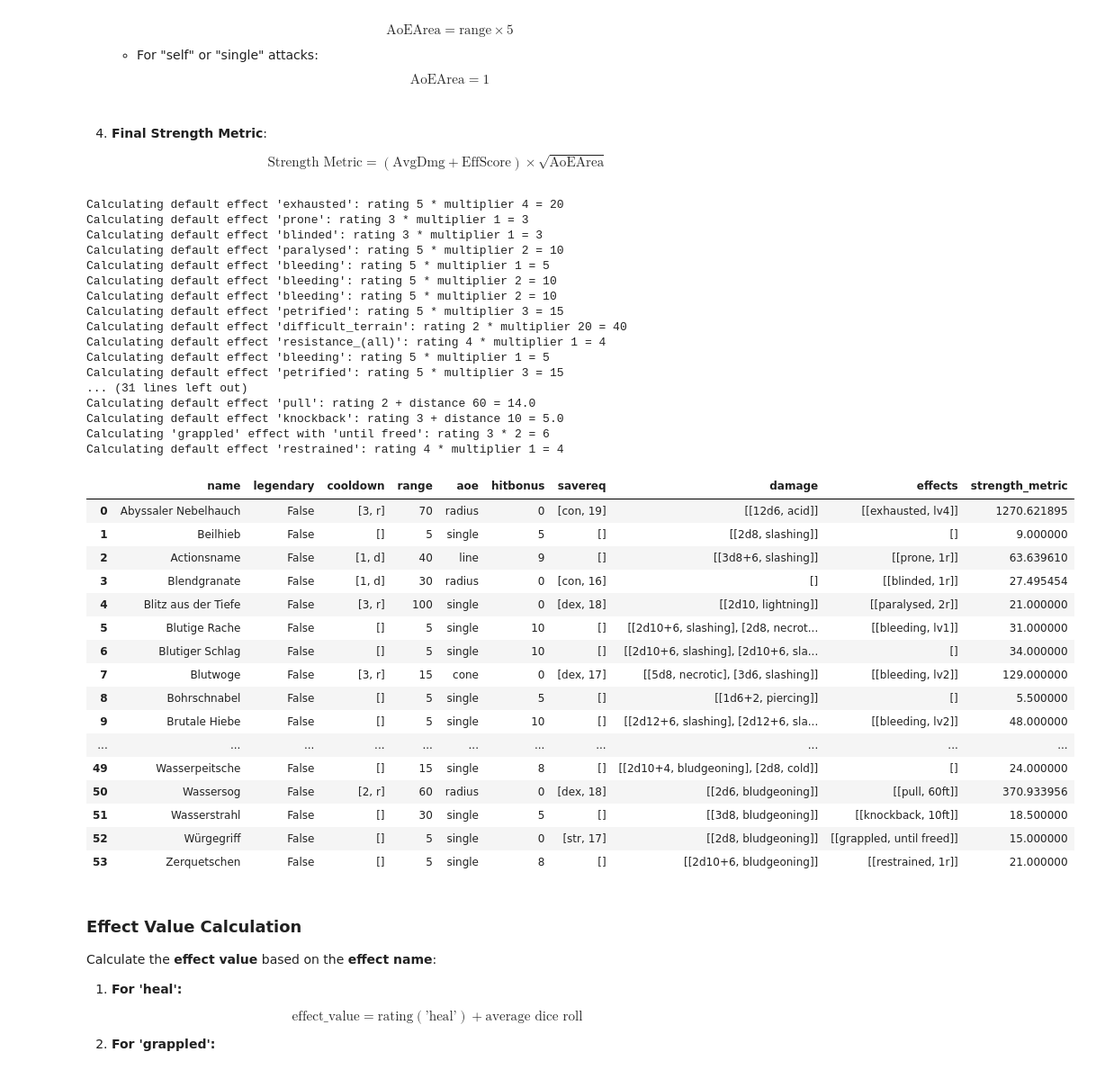
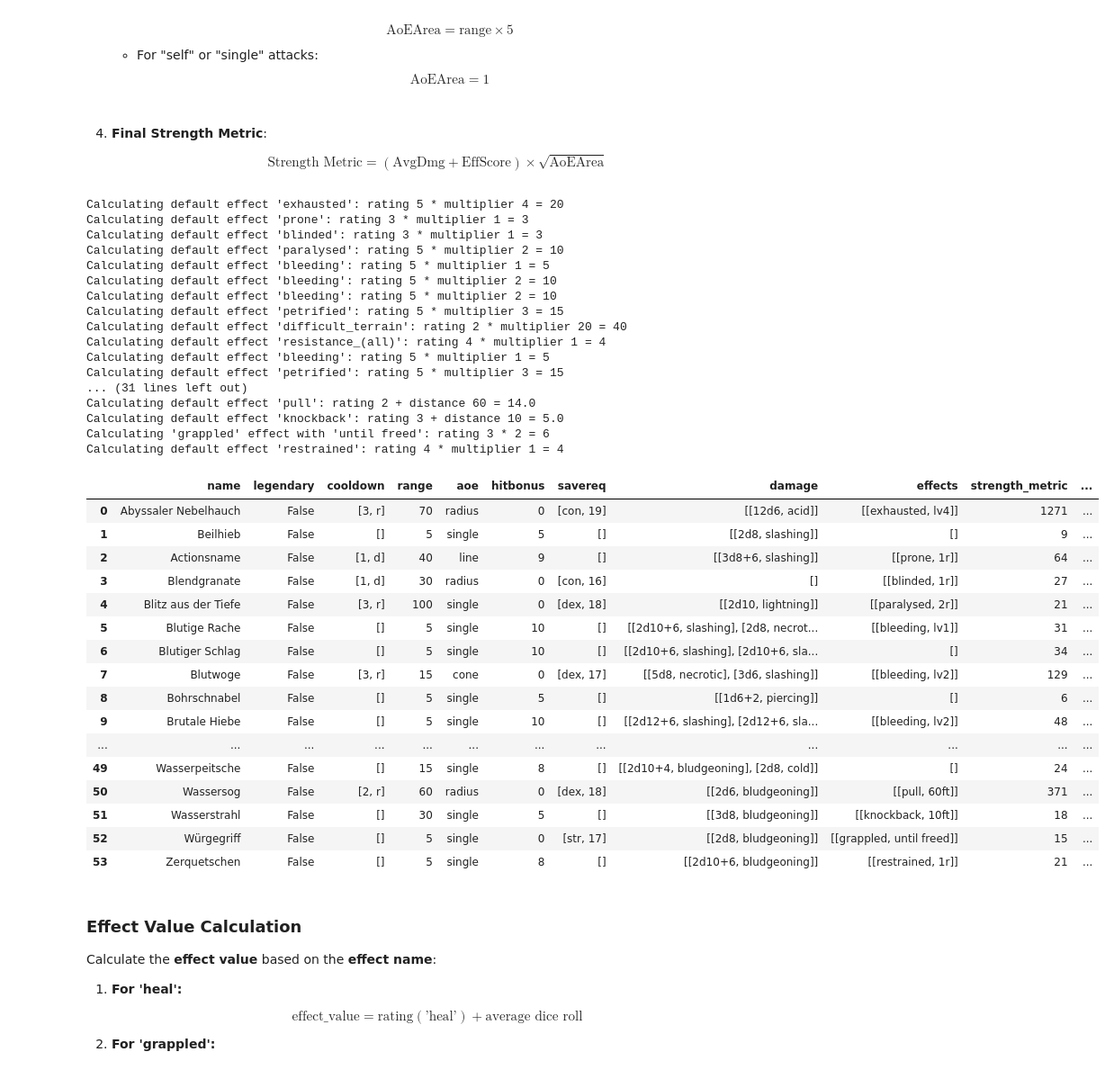
Before and after one commit to Zetsuboushii/vastlands-exploration, a Jupyter notebook: testing.ipynb, the cells around one changed output. Shown at 90% size. Cells and saved outputs as stored; diff of their text form; code cells hidden in the pictures.

```diff
--- a/testing.ipynb
+++ b/testing.ipynb
@@ -210,53 +210,58 @@ def calculate_cooldown_penalty(cooldown):
 # Step 2.5: Calculate a final metric based on all factors
 def calculate_strength_metric(row):
     damages = row['damage']
     min_dmg, max_dmg, avg_dmg, std_dmg = combined_damage_statistics(damages)
     damage_score = avg_dmg
     effect_score = calculate_effect_score(row['effects'])
     cooldown_penalty = calculate_cooldown_penalty(row['cooldown'])
     aoe_area = calculate_aoe_area(row['aoe'], row['range'])
     # TODO Adjust the penalty for cooldowns as needed for now it is unused
-    strength_metric = (damage_score + effect_score) * (aoe_area ** 0.5)
-    return strength_metric
+    strength_metric = round((damage_score + effect_score) * (aoe_area ** 0.5))
+    return strength_metric, max_dmg, avg_dmg
 
 
-action_df['strength_metric'] = action_df.apply(calculate_strength_metric, axis=1)
+output_series = action_df.apply(calculate_strength_metric, axis=1)
+strength_metrics, max_damages, avg_damages = zip(*output_series)
+action_df['strength_metric'] = strength_metrics
+action_df['max_dmg'] = max_damages
+action_df['avg_dmg'] = avg_damages
+
 action_df
 # %% [output]
 Calculating default effect 'exhausted': rating 5 * multiplier 4 = 20
 Calculating default effect 'prone': rating 3 * multiplier 1 = 3
 Calculating default effect 'blinded': rating 3 * multiplier 1 = 3
 Calculating default effect 'paralysed': rating 5 * multiplier 2 = 10
 Calculating default effect 'bleeding': rating 5 * multiplier 1 = 5
 Calculating default effect 'bleeding': rating 5 * multiplier 2 = 10
 Calculating default effect 'bleeding': rating 5 * multiplier 2 = 10
 Calculating default effect 'petrified': rating 5 * multiplier 3 = 15
 Calculating default effect 'difficult_terrain': rating 2 * multiplier 20 = 40
 Calculating default effect 'resistance_(all)': rating 4 * multiplier 1 = 4
 Calculating default effect 'bleeding': rating 5 * multiplier 1 = 5
 Calculating default effect 'petrified': rating 5 * multiplier 3 = 15
 ... (31 lines left out)
 Calculating default effect 'pull': rating 2 + distance 60 = 14.0
 Calculating default effect 'knockback': rating 3 + distance 10 = 5.0
 Calculating 'grappled' effect with 'until freed': rating 3 * 2 = 6
 Calculating default effect 'restrained': rating 4 * multiplier 1 = 4
-|  | name | legendary | cooldown | range | aoe | hitbonus | savereq | damage | effects | strength_metric |
-| 0 | Abyssaler Nebelhauch | False | [3, r] | 70 | radius | 0 | [con, 19] | [[12d6, acid]] | [[exhausted, lv4]] | 1270.621895 |
-| 1 | Beilhieb | False | [] | 5 | single | 5 | [] | [[2d8, slashing]] | [] | 9.000000 |
-| 2 | Actionsname | False | [1, d] | 40 | line | 9 | [] | [[3d8+6, slashing]] | [[prone, 1r]] | 63.639610 |
-| 3 | Blendgranate | False | [1, d] | 30 | radius | 0 | [con, 16] | [] | [[blinded, 1r]] | 27.495454 |
-| 4 | Blitz aus der Tiefe | False | [3, r] | 100 | single | 0 | [dex, 18] | [[2d10, lightning]] | [[paralysed, 2r]] | 21.000000 |
-| 5 | Blutige Rache | False | [] | 5 | single | 10 | [] | [[2d10+6, slashing], [2d8, necrot... | [[bleeding, lv1]] | 31.000000 |
-| 6 | Blutiger Schlag | False | [] | 5 | single | 10 | [] | [[2d10+6, slashing], [2d10+6, sla... | [] | 34.000000 |
-| 7 | Blutwoge | False | [3, r] | 15 | cone | 0 | [dex, 17] | [[5d8, necrotic], [3d6, slashing]] | [[bleeding, lv2]] | 129.000000 |
-| 8 | Bohrschnabel | False | [] | 5 | single | 5 | [] | [[1d6+2, piercing]] | [] | 5.500000 |
-| 9 | Brutale Hiebe | False | [] | 5 | single | 10 | [] | [[2d12+6, slashing], [2d12+6, sla... | [[bleeding, lv2]] | 48.000000 |
-| ... | ... | ... | ... | ... | ... | ... | ... | ... | ... | ... |
-| 49 | Wasserpeitsche | False | [] | 15 | single | 8 | [] | [[2d10+4, bludgeoning], [2d8, cold]] | [] | 24.000000 |
-| 50 | Wassersog | False | [2, r] | 60 | radius | 0 | [dex, 18] | [[2d6, bludgeoning]] | [[pull, 60ft]] | 370.933956 |
-| 51 | Wasserstrahl | False | [] | 30 | single | 5 | [] | [[3d8, bludgeoning]] | [[knockback, 10ft]] | 18.500000 |
-| 52 | Würgegriff | False | [] | 5 | single | 0 | [str, 17] | [[2d8, bludgeoning]] | [[grappled, until freed]] | 15.000000 |
-| 53 | Zerquetschen | False | [] | 5 | single | 8 | [] | [[2d10+6, bludgeoning]] | [[restrained, 1r]] | 21.000000 |
+|  | name | legendary | cooldown | range | aoe | hitbonus | savereq | damage | effects | strength_metric | ... |
+| 0 | Abyssaler Nebelhauch | False | [3, r] | 70 | radius | 0 | [con, 19] | [[12d6, acid]] | [[exhausted, lv4]] | 1271 | ... |
+| 1 | Beilhieb | False | [] | 5 | single | 5 | [] | [[2d8, slashing]] | [] | 9 | ... |
+| 2 | Actionsname | False | [1, d] | 40 | line | 9 | [] | [[3d8+6, slashing]] | [[prone, 1r]] | 64 | ... |
+| 3 | Blendgranate | False | [1, d] | 30 | radius | 0 | [con, 16] | [] | [[blinded, 1r]] | 27 | ... |
+| 4 | Blitz aus der Tiefe | False | [3, r] | 100 | single | 0 | [dex, 18] | [[2d10, lightning]] | [[paralysed, 2r]] | 21 | ... |
+| 5 | Blutige Rache | False | [] | 5 | single | 10 | [] | [[2d10+6, slashing], [2d8, necrot... | [[bleeding, lv1]] | 31 | ... |
+| 6 | Blutiger Schlag | False | [] | 5 | single | 10 | [] | [[2d10+6, slashing], [2d10+6, sla... | [] | 34 | ... |
+| 7 | Blutwoge | False | [3, r] | 15 | cone | 0 | [dex, 17] | [[5d8, necrotic], [3d6, slashing]] | [[bleeding, lv2]] | 129 | ... |
+| 8 | Bohrschnabel | False | [] | 5 | single | 5 | [] | [[1d6+2, piercing]] | [] | 6 | ... |
+| 9 | Brutale Hiebe | False | [] | 5 | single | 10 | [] | [[2d12+6, slashing], [2d12+6, sla... | [[bleeding, lv2]] | 48 | ... |
+| ... | ... | ... | ... | ... | ... | ... | ... | ... | ... | ... | ... |
+| 49 | Wasserpeitsche | False | [] | 15 | single | 8 | [] | [[2d10+4, bludgeoning], [2d8, cold]] | [] | 24 | ... |
+| 50 | Wassersog | False | [2, r] | 60 | radius | 0 | [dex, 18] | [[2d6, bludgeoning]] | [[pull, 60ft]] | 371 | ... |
+| 51 | Wasserstrahl | False | [] | 30 | single | 5 | [] | [[3d8, bludgeoning]] | [[knockback, 10ft]] | 18 | ... |
+| 52 | Würgegriff | False | [] | 5 | single | 0 | [str, 17] | [[2d8, bludgeoning]] | [[grappled, until freed]] | 15 | ... |
+| 53 | Zerquetschen | False | [] | 5 | single | 8 | [] | [[2d10+6, bludgeoning]] | [[restrained, 1r]] | 21 | ... |
 # %% [markdown]
 ### Effect Value Calculation
 
```
Also changed, not shown: parts of 1 cell of this notebook.
